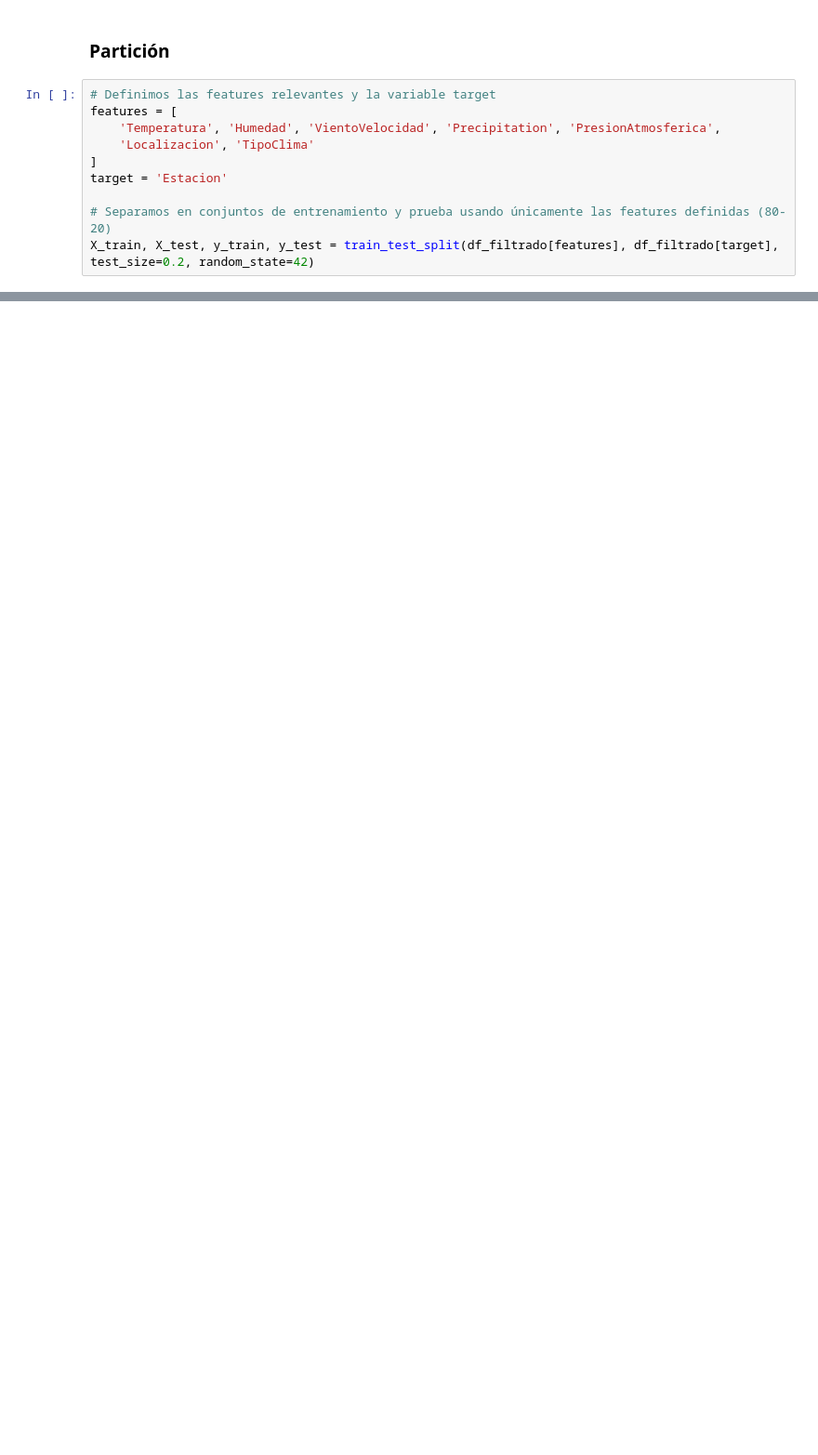
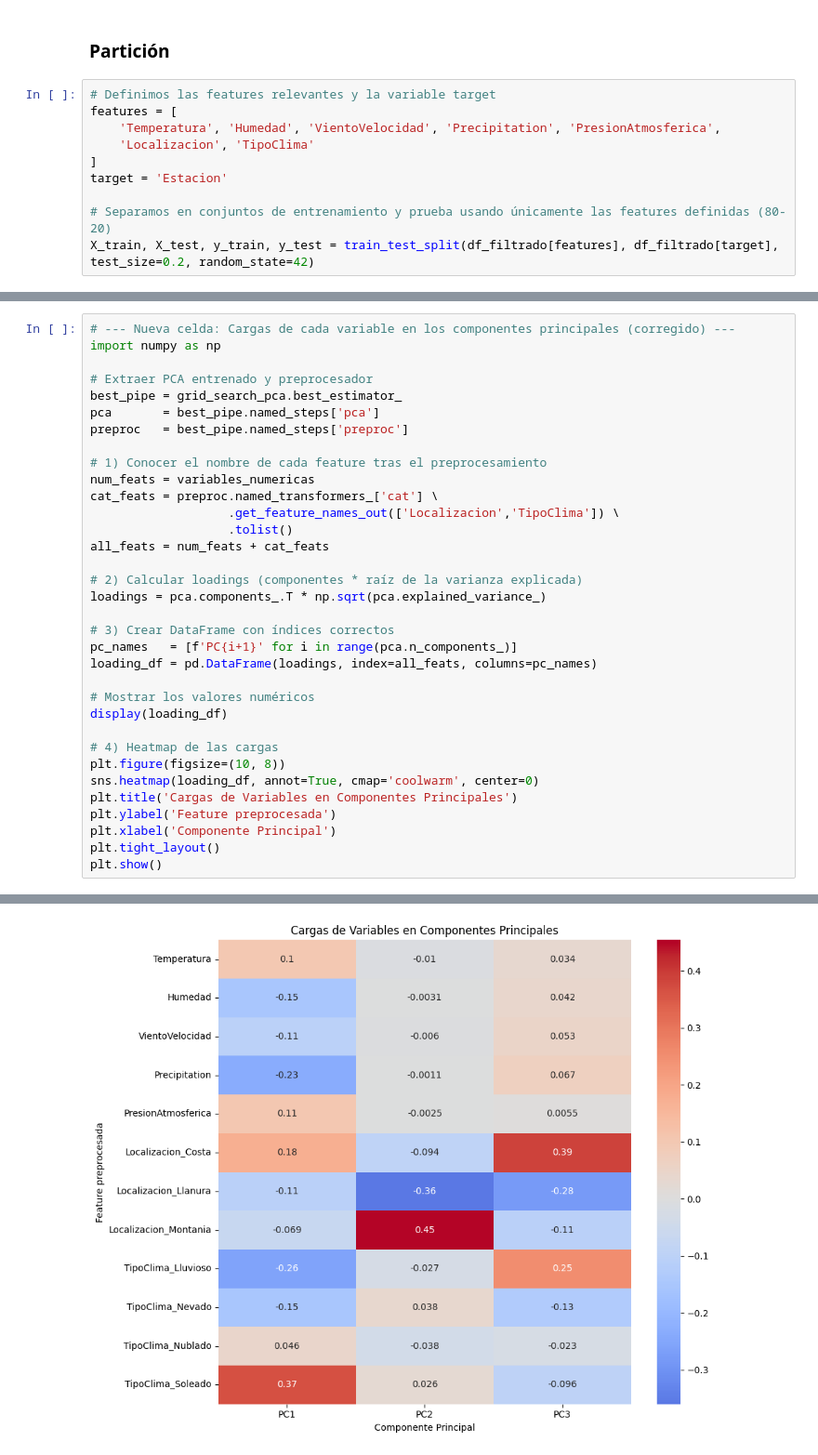
Before and after one commit to Kabarou/TP3_Mineria, a Jupyter notebook: main.ipynb, the cells around one changed output, grey strips where cells are left out. Shown at 93% size. Saved outputs shown, nothing was run; the diff lists cells and outputs as text; blank space fills up the shorter version.

```diff
--- a/main.ipynb
+++ b/main.ipynb
@@ -268,0 +434,35 @@ Test set Accuracy: 0.389
+# %%
+# --- Nueva celda: Cargas de cada variable en los componentes principales (corregido) ---
+import numpy as np
+
+# Extraer PCA entrenado y preprocesador
+best_pipe = grid_search_pca.best_estimator_
+pca       = best_pipe.named_steps['pca']
+preproc   = best_pipe.named_steps['preproc']
+
+# 1) Conocer el nombre de cada feature tras el preprocesamiento
+num_feats = variables_numericas
+cat_feats = preproc.named_transformers_['cat'] \
+                   .get_feature_names_out(['Localizacion','TipoClima']) \
+                   .tolist()
+all_feats = num_feats + cat_feats
+
+# 2) Calcular loadings (componentes * raíz de la varianza explicada)
+loadings = pca.components_.T * np.sqrt(pca.explained_variance_)
+
+# 3) Crear DataFrame con índices correctos
+pc_names   = [f'PC{i+1}' for i in range(pca.n_components_)]
+loading_df = pd.DataFrame(loadings, index=all_feats, columns=pc_names)
+
+# Mostrar los valores numéricos
+display(loading_df)
+
+# 4) Heatmap de las cargas
+plt.figure(figsize=(10, 8))
+sns.heatmap(loading_df, annot=True, cmap='coolwarm', center=0)
+plt.title('Cargas de Variables en Componentes Principales')
+plt.ylabel('Feature preprocesada')
+plt.xlabel('Componente Principal')
+plt.tight_layout()
+plt.show()
+# %% [output]
@@ -268,0 +482 @@ Test set Accuracy: 0.389
+[figure, added]
```
Also changed, not shown: parts of 26 cells of this notebook.
